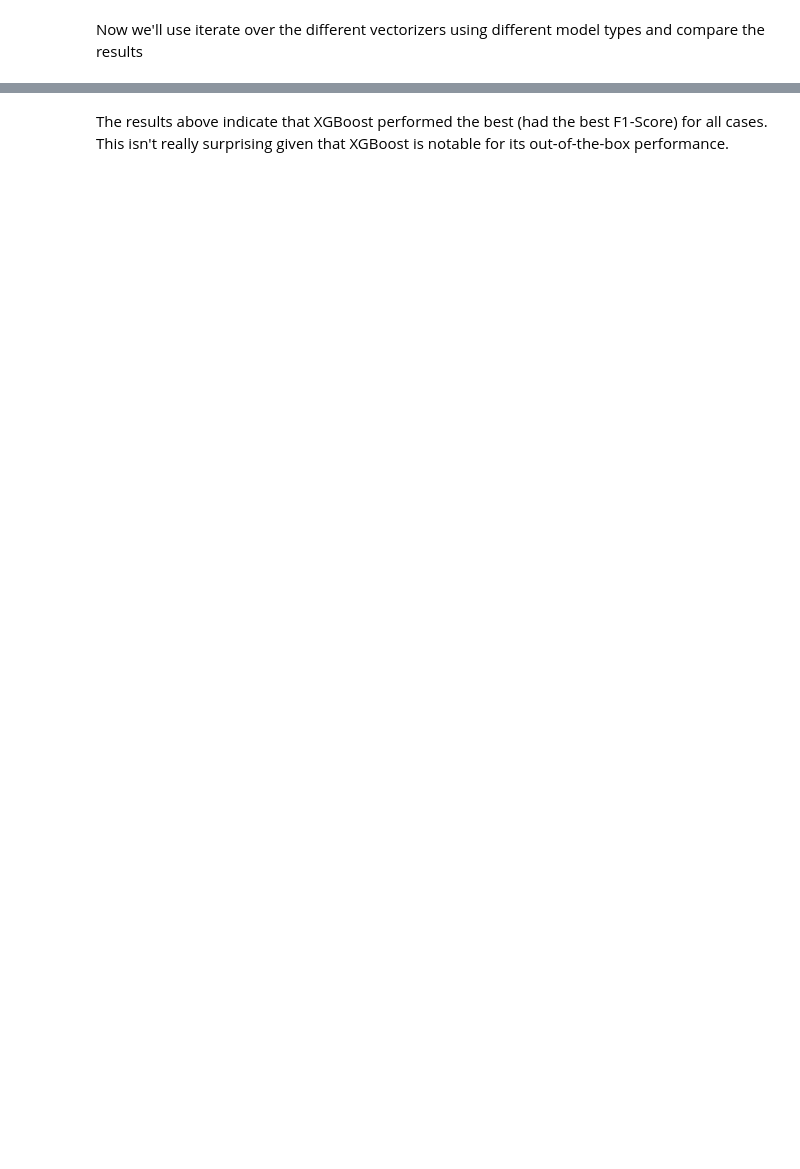
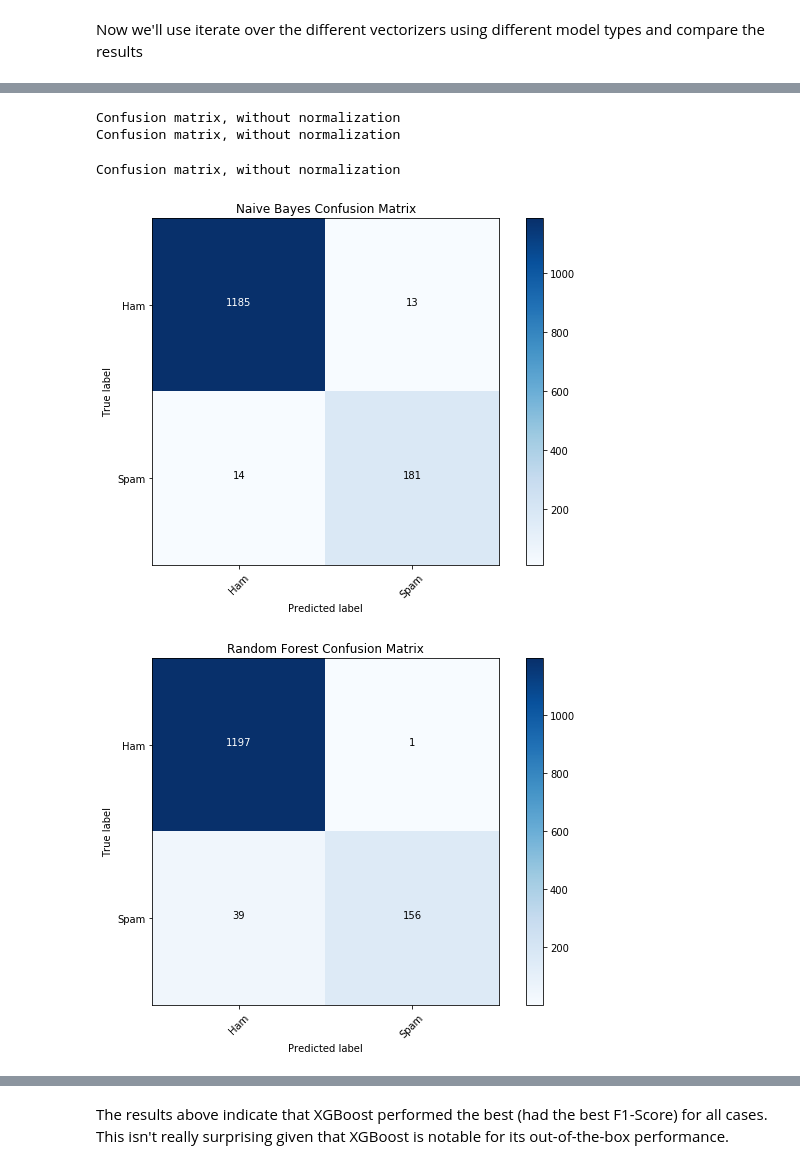
Before and after one commit to mjoehler94/BYU_Econ213R_Projects, a Jupyter notebook: Projects/Final_Project.ipynb, the cells around one changed output, grey strips where cells are left out. Drawn from its saved outputs; the diff is of its cells as text; code cells hidden in the pictures; blank space fills up the shorter version.

```diff
--- a/Projects/Final_Project.ipynb
+++ b/Projects/Final_Project.ipynb
@@ -96,27 +150,32 @@ def train_model(model,X,y,test_x = None, test_y = None):
 Now we'll use iterate over the different vectorizers using different model types and compare the results
 # %%
 #let the battle begin!!!
+#vectorizing the text
+count_vectorizer = CountVectorizer()
+counts = count_vectorizer.fit_transform(sms_data.text.values)
+
 #make data with bag of words
-X_train, X_test, y_train, y_test = train_test_split(counts,axis=1), sms_data.label, test_size=0.25, random_state=111)
+X_train, X_test, y_train, y_test = train_test_split(counts, sms_data.label, test_size=0.25, random_state=111)
 
 #train vectorizer
 # count_vectorizer = CountVectorizer()
 # counts = count_vectorizer.fit_transform(X_train.text.values)
 
 
+
 print("Bag of Words\n")
 print("\nNaive Bayes")
 NB = MultinomialNB()
-train_model(NB, X_train, y_train, X_test, y_test)
-print("\nSupport Vector Machines")
-SVM = SVC()
-train_model(SVM, X_train, y_train, X_test, y_test)
+NB_bag = train_model(NB, X_train, y_train, X_test, y_test)
+# print("\nSupport Vector Machines")
+# SVM = SVC()
+# train_model(SVM, X_train, y_train, X_test, y_test)
 print("\nRandom Forrest Classifier")
 RF = RandomForestClassifier()
-train_model(RF, X_train, y_train, X_test, y_test)
+RF_bag = train_model(RF, X_train, y_train, X_test, y_test)
 print("\nXGBoost")
 xgb = XGBClassifier()
-train_model(xgb, X_train, y_train, X_test, y_test)
+xgb_bag = train_model(xgb, X_train, y_train, X_test, y_test)
 # %% [output]
 Bag of Words
 
@@ -126,0 +197,51 @@ ValueError: could not convert string to float: 'Lol I was gonna last month. I ca
+# %%
+#make nice confusion matrix
+
+model_best = NB_bag
+# class_names = list(model_best.classes_)
+class_names = ["Ham","Spam"]
+
+preds = model_best.predict(X_test)
+#make sure that the labels are correct
+cnf_matrix = confusion_matrix(y_test,preds)
+
+plt.figure(figsize=(8, 6))
+plot_confusion_matrix(cnf_matrix, classes=class_names,
+                      title='Naive Bayes Confusion Matrix',
+                      save = "NBbag.png")
+# plt.show()
+
+model_best = RF_bag
+# class_names = list(model_best.classes_)
+class_names = ["Ham","Spam"]
+
+preds = model_best.predict(X_test)
+#make sure that the labels are correct
+cnf_matrix = confusion_matrix(y_test,preds)
+
+plt.figure(figsize=(8, 6))
+plot_confusion_matrix(cnf_matrix, classes=class_names,
+                      title='Random Forest Confusion Matrix',
+                      save = "RFbag.png")
+# plt.show()
+
+
+model_best = xgb_bag
+# class_names = list(model_best.classes_)
+class_names = ["Ham","Spam"]
+
+preds = model_best.predict(X_test)
+#make sure that the labels are correct
+cnf_matrix = confusion_matrix(y_test,preds)
+
+plt.figure(figsize=(8, 6))
+plot_confusion_matrix(cnf_matrix, classes=class_names,
+                      title='XGB Confusion Matrix',
+                      save = "xgbbag.png")
+# plt.show()
+# %% [output]
+Confusion matrix, without normalization
+Confusion matrix, without normalization
+Confusion matrix, without normalization
+[figure, added]
+[figure, added]
```
Also changed, not shown: parts of 36 cells of this notebook.
